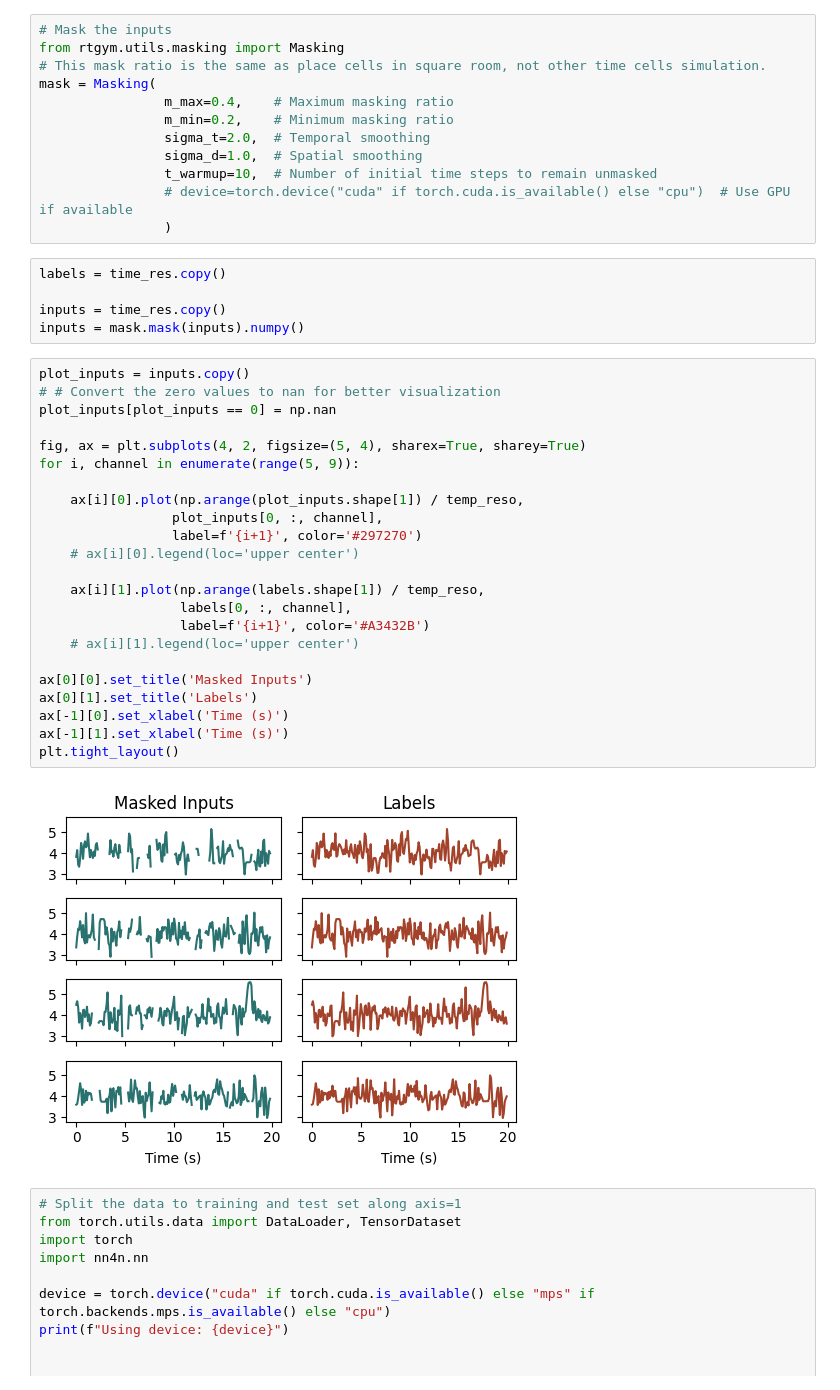
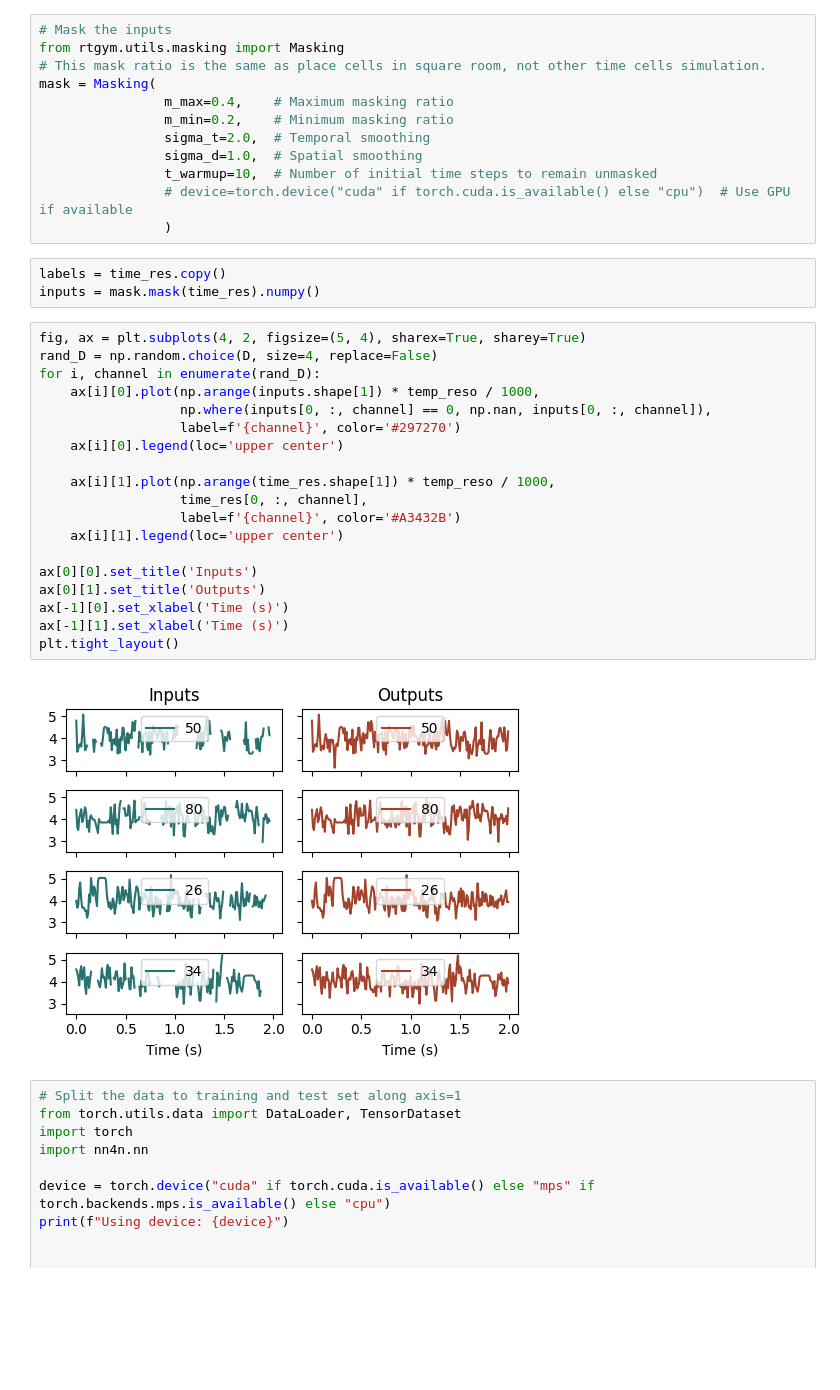
Before and after one commit to qrsyu/STCell, a Jupyter notebook: code/time_exp/2TS_mask_loss.ipynb, the cells around one changed output. Drawn from its saved outputs; the diff is of its cells as text; blank space fills up the shorter version.

```diff
--- a/code/time_exp/2TS_mask_loss.ipynb
+++ b/code/time_exp/2TS_mask_loss.ipynb
@@ -89,34 +90,28 @@ mask = Masking(
                 )
 # %%
 labels = time_res.copy()
-
-inputs = time_res.copy()
-inputs = mask.mask(inputs).numpy()
+inputs = mask.mask(time_res).numpy()
 # %%
-plot_inputs = inputs.copy()
-# # Convert the zero values to nan for better visualization
-plot_inputs[plot_inputs == 0] = np.nan
+fig, ax = plt.subplots(4, 2, figsize=(5, 4), sharex=True, sharey=True)
+rand_D = np.random.choice(D, size=4, replace=False)
+for i, channel in enumerate(rand_D):
+    ax[i][0].plot(np.arange(inputs.shape[1]) * temp_reso / 1000,
+                  np.where(inputs[0, :, channel] == 0, np.nan, inputs[0, :, channel]),
+                  label=f'{channel}', color='#297270')
+    ax[i][0].legend(loc='upper center')
 
-fig, ax = plt.subplots(4, 2, figsize=(5, 4), sharex=True, sharey=True)
-for i, channel in enumerate(range(5, 9)):
+    ax[i][1].plot(np.arange(time_res.shape[1]) * temp_reso / 1000,
+                  time_res[0, :, channel],
+                  label=f'{channel}', color='#A3432B')
+    ax[i][1].legend(loc='upper center')
 
-    ax[i][0].plot(np.arange(plot_inputs.shape[1]) / temp_reso,
-                 plot_inputs[0, :, channel],
-                 label=f'{i+1}', color='#297270')
-    # ax[i][0].legend(loc='upper center')
-
-    ax[i][1].plot(np.arange(labels.shape[1]) / temp_reso,
-                  labels[0, :, channel],
-                  label=f'{i+1}', color='#A3432B')
-    # ax[i][1].legend(loc='upper center')
-
-ax[0][0].set_title('Masked Inputs')
-ax[0][1].set_title('Labels')
+ax[0][0].set_title('Inputs')
+ax[0][1].set_title('Outputs')
 ax[-1][0].set_xlabel('Time (s)')
 ax[-1][1].set_xlabel('Time (s)')
 plt.tight_layout()
 # %% [output]
-[figure, old version]
+[figure, new version]
 # %%
 # Split the data to training and test set along axis=1
 from torch.utils.data import DataLoader, TensorDataset
```
Also changed, not shown: parts of 2 cells of this notebook.
